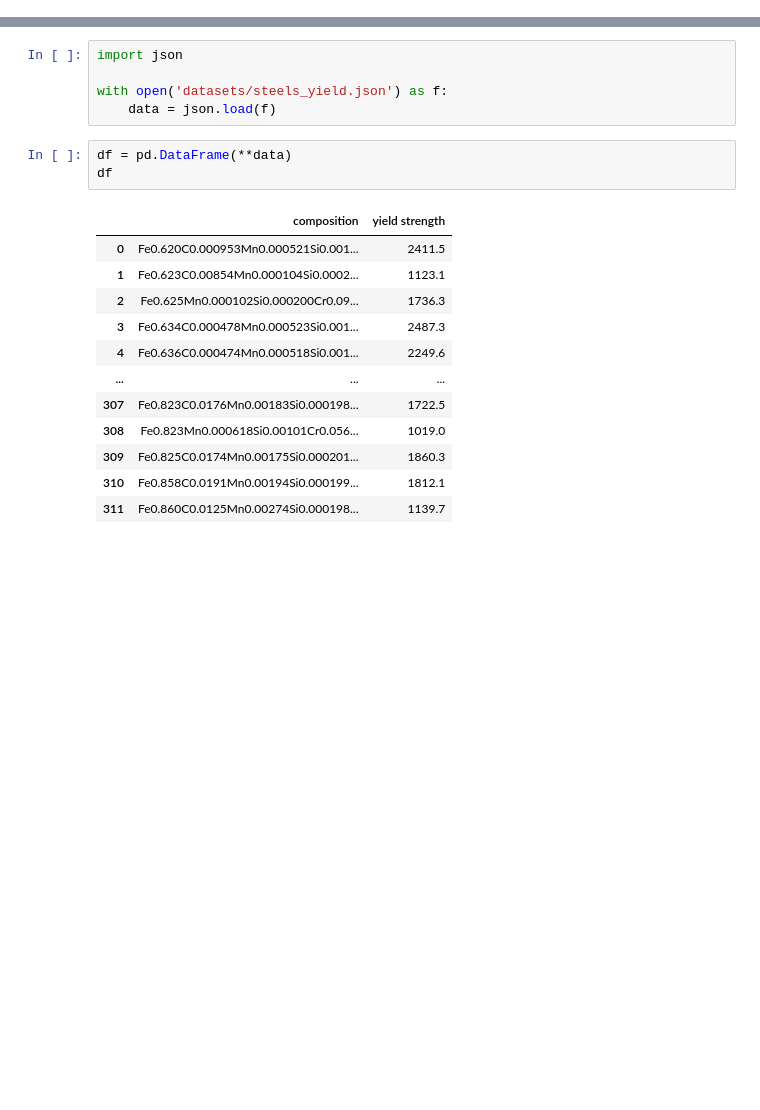
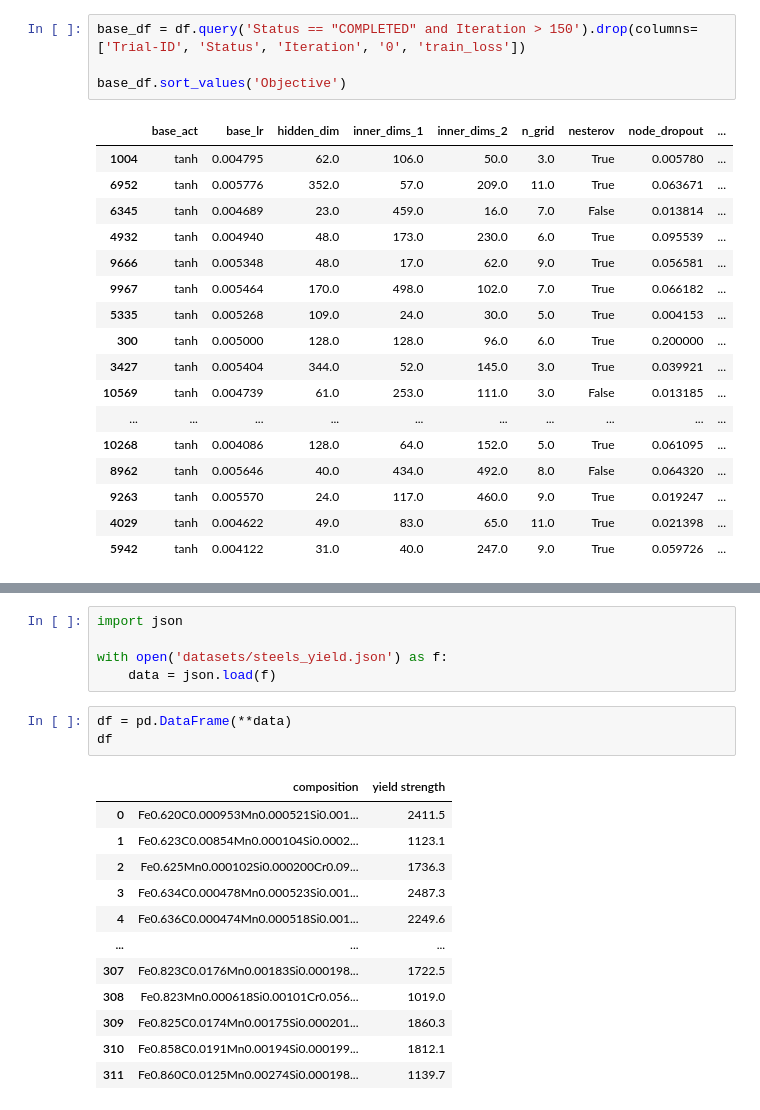
Before and after one commit to nicholas-miklaucic/jax-kan, a Jupyter notebook: kan.ipynb, the cells around one changed output, grey strips where cells are left out. Saved outputs shown, nothing was run; the diff lists cells and outputs as text; blank space fills up the shorter version.

```diff
--- a/kan.ipynb
+++ b/kan.ipynb
@@ -10,0 +133,22 @@ theme, cs = rp.mpl_setup(False)
+# %%
+base_df = df.query('Status == "COMPLETED" and Iteration > 150').drop(columns=['Trial-ID', 'Status', 'Iteration', '0', 'train_loss'])
+
+base_df.sort_values('Objective')
+# %% [output]
+|  | base_act | base_lr | hidden_dim | inner_dims_1 | inner_dims_2 | n_grid | nesterov | node_dropout | ... |
+| 1004 | tanh | 0.004795 | 62.0 | 106.0 | 50.0 | 3.0 | True | 0.005780 | ... |
+| 6952 | tanh | 0.005776 | 352.0 | 57.0 | 209.0 | 11.0 | True | 0.063671 | ... |
+| 6345 | tanh | 0.004689 | 23.0 | 459.0 | 16.0 | 7.0 | False | 0.013814 | ... |
+| 4932 | tanh | 0.004940 | 48.0 | 173.0 | 230.0 | 6.0 | True | 0.095539 | ... |
+| 9666 | tanh | 0.005348 | 48.0 | 17.0 | 62.0 | 9.0 | True | 0.056581 | ... |
+| 9967 | tanh | 0.005464 | 170.0 | 498.0 | 102.0 | 7.0 | True | 0.066182 | ... |
+| 5335 | tanh | 0.005268 | 109.0 | 24.0 | 30.0 | 5.0 | True | 0.004153 | ... |
+| 300 | tanh | 0.005000 | 128.0 | 128.0 | 96.0 | 6.0 | True | 0.200000 | ... |
+| 3427 | tanh | 0.005404 | 344.0 | 52.0 | 145.0 | 3.0 | True | 0.039921 | ... |
+| 10569 | tanh | 0.004739 | 61.0 | 253.0 | 111.0 | 3.0 | False | 0.013185 | ... |
+| ... | ... | ... | ... | ... | ... | ... | ... | ... | ... |
+| 10268 | tanh | 0.004086 | 128.0 | 64.0 | 152.0 | 5.0 | True | 0.061095 | ... |
+| 8962 | tanh | 0.005646 | 40.0 | 434.0 | 492.0 | 8.0 | False | 0.064320 | ... |
+| 9263 | tanh | 0.005570 | 24.0 | 117.0 | 460.0 | 9.0 | True | 0.019247 | ... |
+| 4029 | tanh | 0.004622 | 49.0 | 83.0 | 65.0 | 11.0 | True | 0.021398 | ... |
+| 5942 | tanh | 0.004122 | 31.0 | 40.0 | 247.0 | 9.0 | True | 0.059726 | ... |
```
Also changed, not shown: parts of 9 cells of this notebook, 6 other files.
